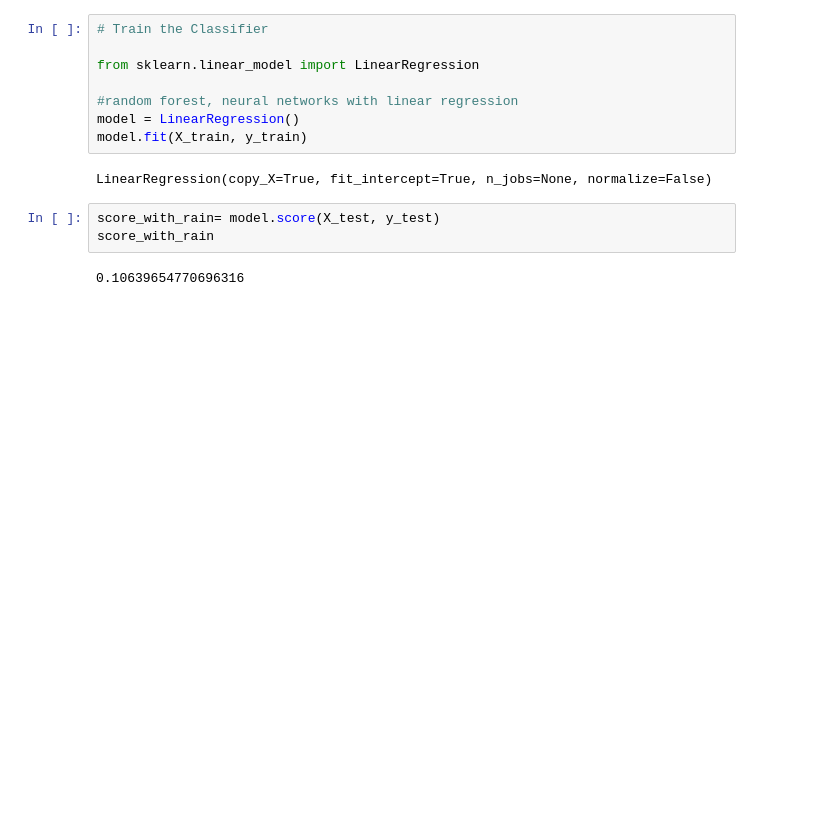
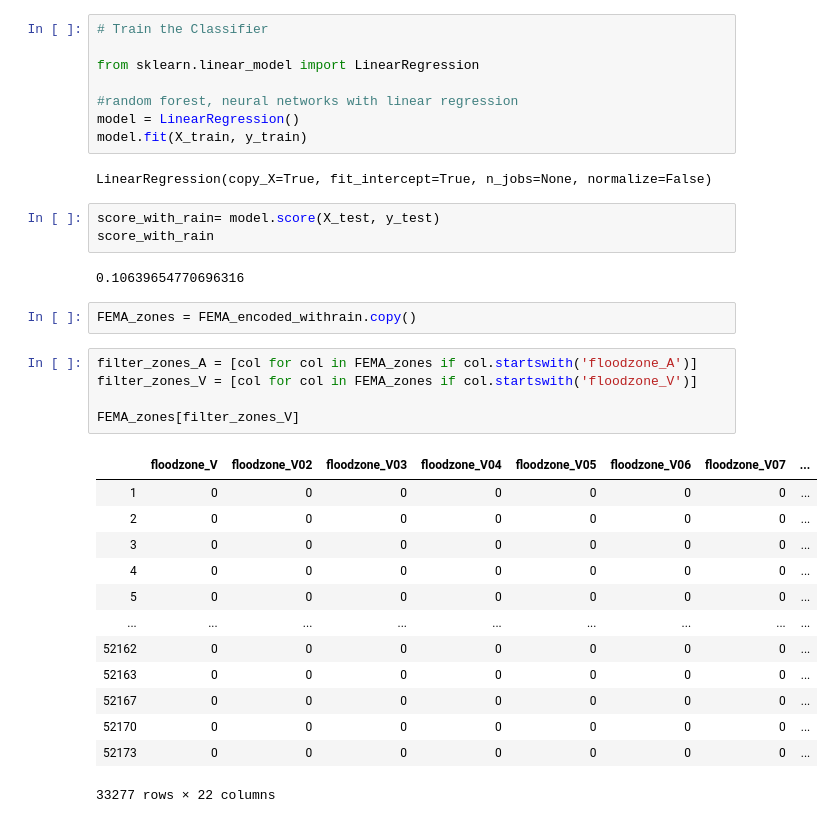
Before and after one commit to hbostanchi/Fema_Flood_Payout, a Jupyter notebook: FEMA+NASA_data_analysis.ipynb, the cells around one changed output. Drawn from its saved outputs; the diff is of its cells as text; blank space fills up the shorter version.

```diff
--- a/FEMA+NASA_data_analysis.ipynb
+++ b/FEMA+NASA_data_analysis.ipynb
@@ -172,3 +172,24 @@ score_with_rain= model.score(X_test, y_test)
 score_with_rain
 # %% [output]
 0.10639654770696316
+# %%
+FEMA_zones = FEMA_encoded_withrain.copy()
+# %%
+filter_zones_A = [col for col in FEMA_zones if col.startswith('floodzone_A')]
+filter_zones_V = [col for col in FEMA_zones if col.startswith('floodzone_V')]
+
+FEMA_zones[filter_zones_V]
+# %% [output]
+|  | floodzone_V | floodzone_V02 | floodzone_V03 | floodzone_V04 | floodzone_V05 | floodzone_V06 | floodzone_V07 | ... |
+| 1 | 0 | 0 | 0 | 0 | 0 | 0 | 0 | ... |
+| 2 | 0 | 0 | 0 | 0 | 0 | 0 | 0 | ... |
+| 3 | 0 | 0 | 0 | 0 | 0 | 0 | 0 | ... |
+| 4 | 0 | 0 | 0 | 0 | 0 | 0 | 0 | ... |
+| 5 | 0 | 0 | 0 | 0 | 0 | 0 | 0 | ... |
+| ... | ... | ... | ... | ... | ... | ... | ... | ... |
+| 52162 | 0 | 0 | 0 | 0 | 0 | 0 | 0 | ... |
+| 52163 | 0 | 0 | 0 | 0 | 0 | 0 | 0 | ... |
+| 52167 | 0 | 0 | 0 | 0 | 0 | 0 | 0 | ... |
+| 52170 | 0 | 0 | 0 | 0 | 0 | 0 | 0 | ... |
+| 52173 | 0 | 0 | 0 | 0 | 0 | 0 | 0 | ... |
+33277 rows × 22 columns
```
Also changed, not shown: parts of 9 cells of this notebook.
